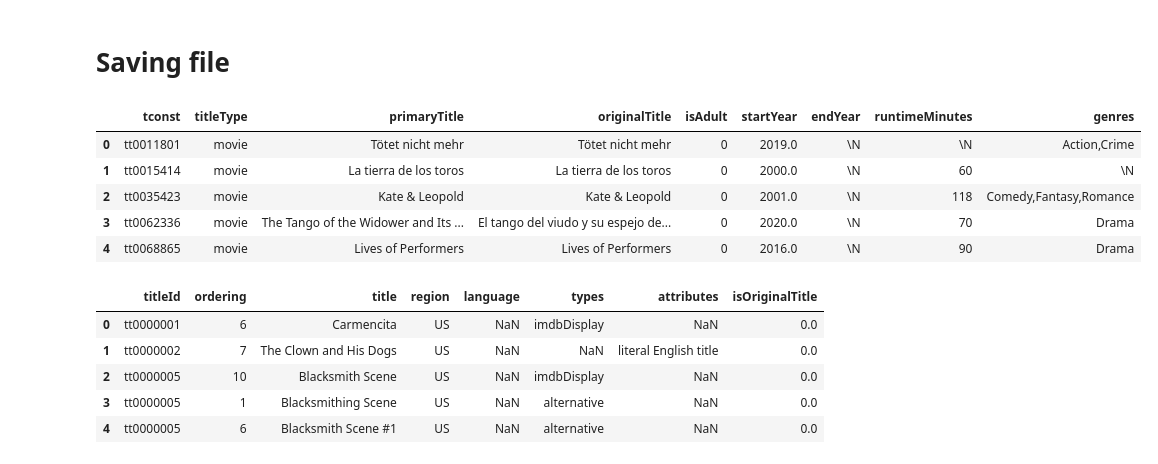
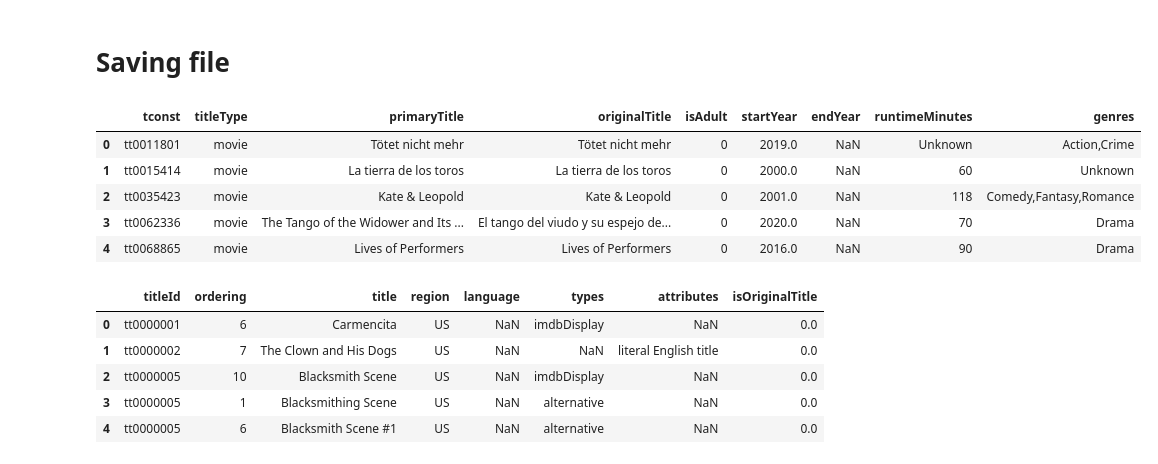
Before and after one commit to AshikSathiya/Project-3, a Jupyter notebook: Project 3 Part 1.ipynb, the cells around one changed output. Cells and saved outputs as stored; diff of their text form; code cells hidden in the pictures.

```diff
--- a/Project 3 Part 1.ipynb
+++ b/Project 3 Part 1.ipynb
@@ -236,15 +293,15 @@ basics_filtered.to_csv("Data/title_basics_filtered.csv.gz",compression='gzip',in
 filtered_aka.to_csv("Data/title-akas-us-only_filtered.csv",index=False)
 # %%
 # Open saved file and preview again
-basics = pd.read_csv("Data/title_basics_filtered.csv.gz", low_memory = False)
+basics = pd.read_csv("Data/title_basics_filtered 2.csv.gz", low_memory = False)
 basics.head()
 # %% [output]
 |  | tconst | titleType | primaryTitle | originalTitle | isAdult | startYear | endYear | runtimeMinutes | genres |
-| 0 | tt0011801 | movie | Tötet nicht mehr | Tötet nicht mehr | 0 | 2019.0 | \N | \N | Action,Crime |
-| 1 | tt0015414 | movie | La tierra de los toros | La tierra de los toros | 0 | 2000.0 | \N | 60 | \N |
-| 2 | tt0035423 | movie | Kate & Leopold | Kate & Leopold | 0 | 2001.0 | \N | 118 | Comedy,Fantasy,Romance |
-| 3 | tt0062336 | movie | The Tango of the Widower and Its ... | El tango del viudo y su espejo de... | 0 | 2020.0 | \N | 70 | Drama |
-| 4 | tt0068865 | movie | Lives of Performers | Lives of Performers | 0 | 2016.0 | \N | 90 | Drama |
+| 0 | tt0011801 | movie | Tötet nicht mehr | Tötet nicht mehr | 0 | 2019.0 | NaN | Unknown | Action,Crime |
+| 1 | tt0015414 | movie | La tierra de los toros | La tierra de los toros | 0 | 2000.0 | NaN | 60 | Unknown |
+| 2 | tt0035423 | movie | Kate & Leopold | Kate & Leopold | 0 | 2001.0 | NaN | 118 | Comedy,Fantasy,Romance |
+| 3 | tt0062336 | movie | The Tango of the Widower and Its ... | El tango del viudo y su espejo de... | 0 | 2020.0 | NaN | 70 | Drama |
+| 4 | tt0068865 | movie | Lives of Performers | Lives of Performers | 0 | 2016.0 | NaN | 90 | Drama |
 # %%
 aka = pd.read_csv("Data/title-akas-us-only_filtered.csv", low_memory = False)
 aka.head()
```
Also changed, not shown: parts of 16 cells of this notebook, 3 other files.
